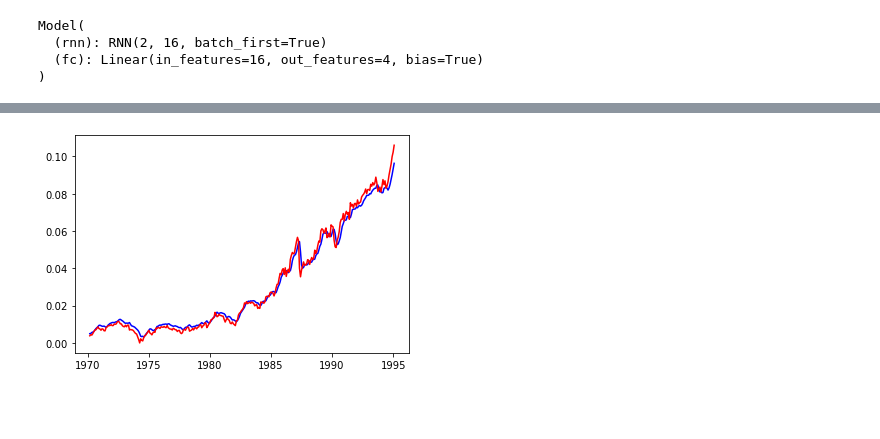
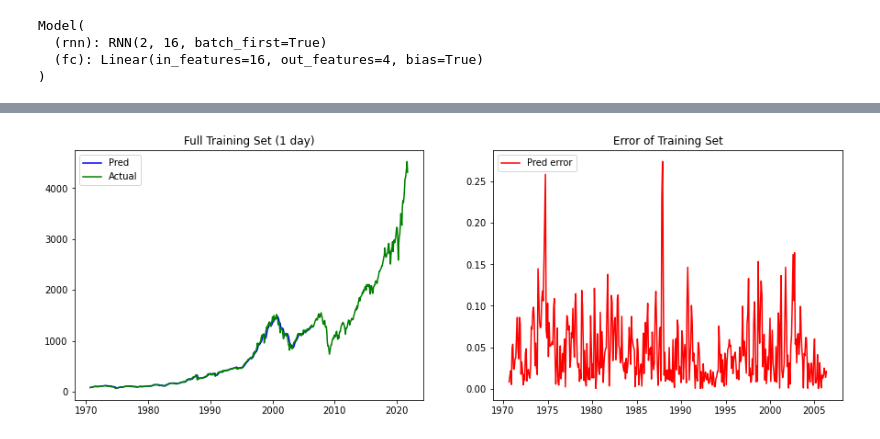
Before and after one commit to Antoljak/CAP6615Group, a Jupyter notebook: Assignment3/Assignment3.ipynb, the cells around one changed output, grey strips where cells are left out. Cells and saved outputs as stored; diff of their text form; code cells hidden in the pictures; blank space fills up the shorter version.

```diff
--- a/Assignment3/Assignment3.ipynb
+++ b/Assignment3/Assignment3.ipynb
@@ -108,6 +119,6 @@ Model(
 # %%
-xTensor = torch.from_numpy(X_training).float()
-yTensor = torch.Tensor(Y_training).float()
+xTensor = torch.from_numpy(X_fullTraining).float()
+yTensor = torch.Tensor(Y_fullTraining).float()
 
 for epoch in range(100):
     optimizer.zero_grad()
@@ -135,12 +146,87 @@ Epoch: 90/100............. Loss: 1.2528328625194263e-05
 # %%
 def prediction_error(pred, actual):
     return abs(pred - actual)/pred
+# %%
+output_plt1 = output.detach().numpy()[:, 0]
+output_plt1 = norm.inverse_transform(output_plt1.reshape(-1,1))
+
+output_plt2 = output.detach().numpy()[:, 1]
+output_plt2 = norm.inverse_transform(output_plt2.reshape(-1,1))
+
+output_plt3 = output.detach().numpy()[:, 2]
+output_plt3 = norm.inverse_transform(output_plt3.reshape(-1,1))
+
+output_plt4 = output.detach().numpy()[:, 3]
+output_plt4 = norm.inverse_transform(output_plt4.reshape(-1,1))
+
+Y_plt = norm.inverse_transform(Y[:, :, 0])
+Y_fullTrainingplt = norm.inverse_transform(Y_fullTraining[:, :, 0])
 # %%
-plt.plot(dateAxis[0:300], output.detach().numpy()[:, 0], color = 'blue')
-plt.plot( dateAxis[0:300], np.squeeze(Y_training[:, :, 0]), color = 'red')
-plt.show()
+table = []
 
-error = prediction_error(output.detach().numpy()[:, 0], np.squeeze(Y_training[:, :, 0]))
-plt.plot(error, color = 'red')
-plt.show()
+error = prediction_error(output_plt1, Y_fullTrainingplt)
+error_dt = pd.DataFrame(data = error)
+temp1 = [np.mean(error), np.std(error), error_dt.skew(axis=0).iloc[0], error_dt.kurtosis(axis=0).iloc[0]]
+temp1 = np.array(temp1)
+
+fig, (ax1, ax2) = plt.subplots(1, 2, figsize=(15, 5))
+ax1.set_title("Full Training Set (1 day)")
+ax1.plot(date_ft, output_plt1, color = 'blue', label = 'Pred')
+ax1.plot(dateAxis, Y_plt, color = 'green', label = 'Actual')
+ax1.legend(loc="upper left")
+ax2.set_title("Error of Training Set")
+ax2.plot(date_ft, error, color = 'red', label = 'Pred error')
+ax2.legend(loc="upper left")
+
+error = prediction_error(output_plt2, Y_fullTrainingplt)
+error_dt = pd.DataFrame(data = error)
+temp2 = [np.mean(error), np.std(error), error_dt.skew(axis=0).iloc[0], error_dt.kurtosis(axis=0).iloc[0]]
+temp2 = np.array(temp2)
+
+fig, (ax1, ax2) = plt.subplots(1, 2, figsize=(15, 5))
+ax1.set_title("Full Training Set (2 day)")
+ax1.plot(date_ft, output_plt2, color = 'blue', label = 'Pred')
+ax1.plot(dateAxis, Y_plt, color = 'green', label = 'Actual')
+ax1.legend(loc="upper left")
+ax2.set_title("Error of Training Set")
+ax2.plot(date_ft, error, color = 'red', label = 'Pred error')
+ax2.legend(loc="upper left")
+
+error = prediction_error(output_plt3, Y_fullTrainingplt)
+error_dt = pd.DataFrame(data = error)
+temp3 = [np.mean(error), np.std(error), error_dt.skew(axis=0).iloc[0], error_dt.kurtosis(axis=0).iloc[0]]
+temp3 = np.array(temp3)
+
+fig, (ax1, ax2) = plt.subplots(1, 2, figsize=(15, 5))
+ax1.set_title("Full Training Set (3 day)")
+ax1.plot(date_ft, output_plt3, color = 'blue', label = 'Pred')
+ax1.plot(dateAxis, Y_plt, color = 'green', label = 'Actual')
+ax1.legend(loc="upper left")
+ax2.set_title("Error of Training Set")
+ax2.plot(date_ft, error, color = 'red', label = 'Pred error')
+ax2.legend(loc="upper left")
+
+error = prediction_error(output_plt4, Y_fullTrainingplt)
+error_dt = pd.DataFrame(data = error)
+temp4 = [np.mean(error), np.std(error), error_dt.skew(axis=0).iloc[0], error_dt.kurtosis(axis=0).iloc[0]]
+temp4 = np.array(temp4)
+
+fig, (ax1, ax2) = plt.subplots(1, 2, figsize=(15, 5))
+ax1.set_title("Full Training Set (4 day)")
+ax1.plot(date_ft, output_plt4, color = 'blue', label = 'Pred')
+ax1.plot(dateAxis, Y_plt, color = 'green', label = 'Actual')
+ax1.legend(loc="upper left")
+ax2.set_title("Error of Training Set")
+ax2.plot(date_ft, error, color = 'red', label = 'Pred error')
+ax2.legend(loc="upper left")
+
+temp1 = np.expand_dims(temp1, axis=1)
+temp2 = np.expand_dims(temp2, axis=1)
+temp3 = np.expand_dims(temp3, axis=1)
+temp4 = np.expand_dims(temp4, axis=1)
+table = np.concatenate((temp1, temp2, temp3, temp4), axis=1)
+ind = ['Mean', 'STD-dev', 'Skewness', 'Kurtosis']
+col = ['1 day', '2 day', '3 day', '4 day']
+stats=pd.DataFrame(table, columns=col, index=ind).T
+stats
 # %% [output]
@@ -147 +238 @@ plt.show()
-[figure, old version]
+[figure, new version]
```
Also changed, not shown: parts of 26 cells of this notebook.
